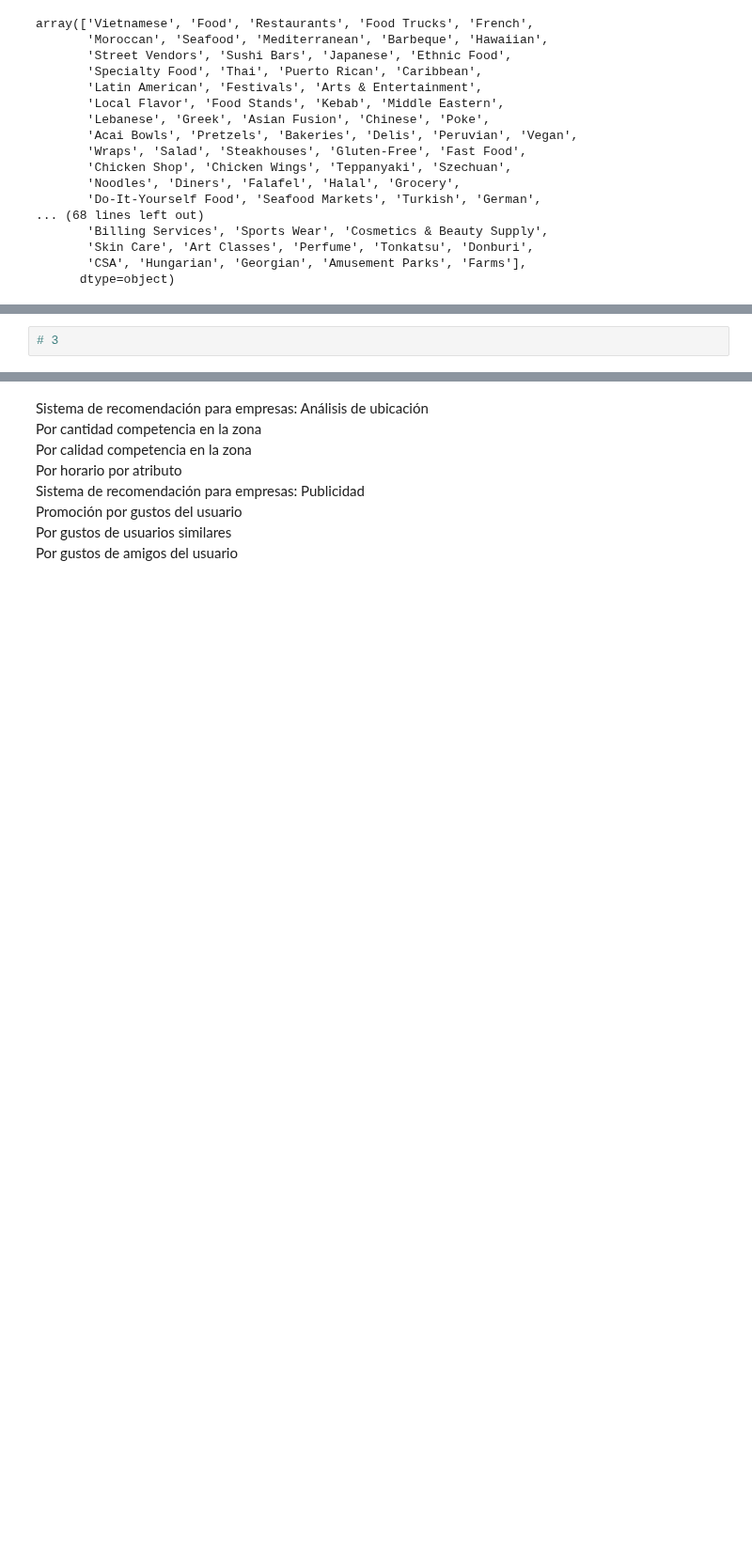
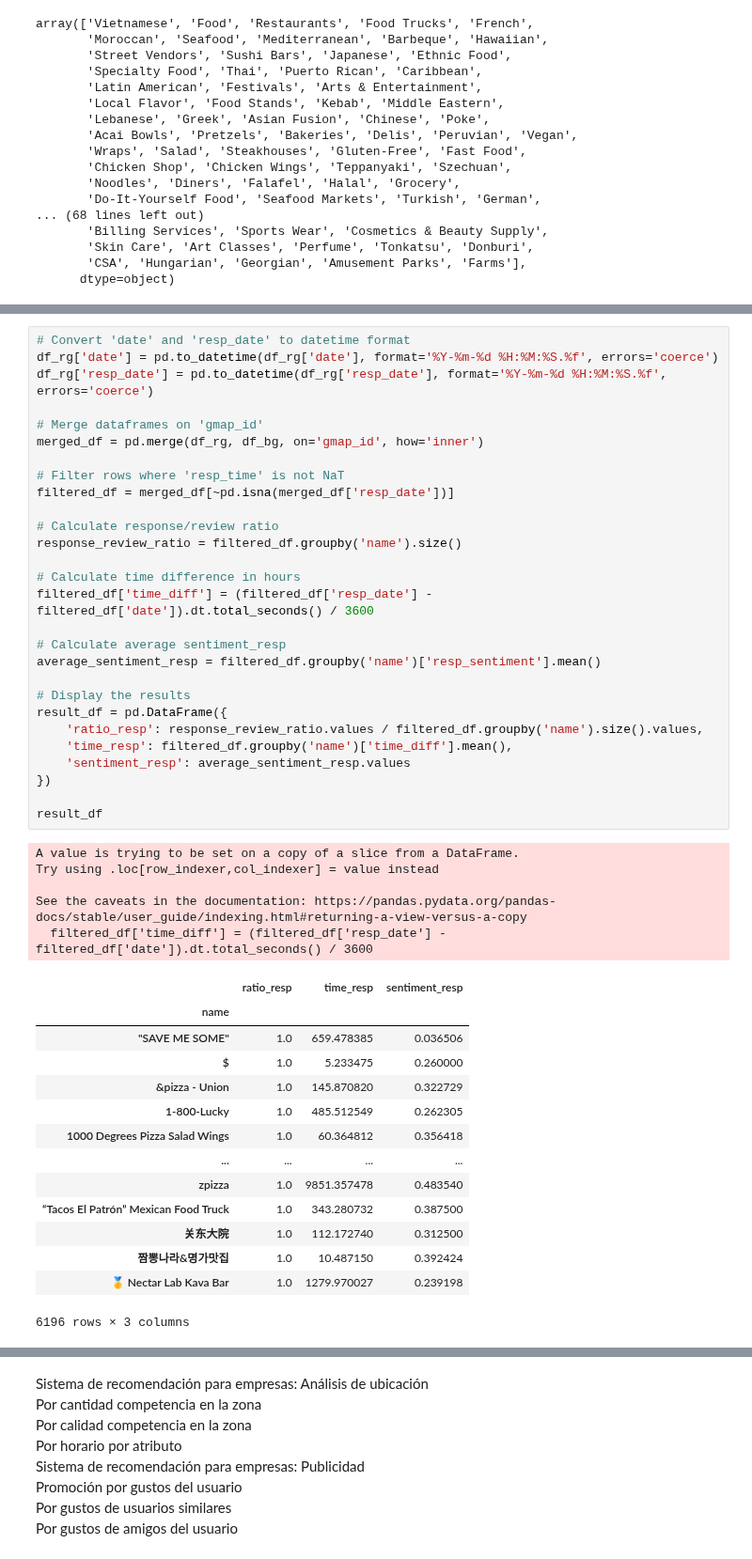
Before and after one commit to Paniceres/GP_Henry, a Jupyter notebook: etl-eda/eda_kpi.ipynb, the cells around one changed output, grey strips where cells are left out. Shown at 94% size. Drawn from its saved outputs; the diff is of its cells as text; blank space fills up the shorter version.

```diff
--- a/etl-eda/eda_kpi.ipynb
+++ b/etl-eda/eda_kpi.ipynb
@@ -202,3 +203,49 @@ Métricas: respuesta/review, tiempo promedio y sentiment_resp promedio
     reviews_google.parquet.gz
-# %%
-# 3
+# %%
+# Convert 'date' and 'resp_date' to datetime format
+df_rg['date'] = pd.to_datetime(df_rg['date'], format='%Y-%m-%d %H:%M:%S.%f', errors='coerce')
+df_rg['resp_date'] = pd.to_datetime(df_rg['resp_date'], format='%Y-%m-%d %H:%M:%S.%f', errors='coerce')
+
+# Merge dataframes on 'gmap_id'
+merged_df = pd.merge(df_rg, df_bg, on='gmap_id', how='inner')
+
+# Filter rows where 'resp_time' is not NaT
+filtered_df = merged_df[~pd.isna(merged_df['resp_date'])]
+
+# Calculate response/review ratio
+response_review_ratio = filtered_df.groupby('name').size()
+
+# Calculate time difference in hours
+filtered_df['time_diff'] = (filtered_df['resp_date'] - filtered_df['date']).dt.total_seconds() / 3600
+
+# Calculate average sentiment_resp
+average_sentiment_resp = filtered_df.groupby('name')['resp_sentiment'].mean()
+
+# Display the results
+result_df = pd.DataFrame({
+    'ratio_resp': response_review_ratio.values / filtered_df.groupby('name').size().values,
+    'time_resp': filtered_df.groupby('name')['time_diff'].mean(),
+    'sentiment_resp': average_sentiment_resp.values
+})
+
+result_df
+# %% [output]
+A value is trying to be set on a copy of a slice from a DataFrame.
+Try using .loc[row_indexer,col_indexer] = value instead
+
+See the caveats in the documentation: https://pandas.pydata.org/pandas-docs/stable/user_guide/indexing.html#returning-a-view-versus-a-copy
+  filtered_df['time_diff'] = (filtered_df['resp_date'] - filtered_df['date']).dt.total_seconds() / 3600
+|  | ratio_resp | time_resp | sentiment_resp |
+| name |  |  |  |
+| "SAVE ME SOME" | 1.0 | 659.478385 | 0.036506 |
+| $ | 1.0 | 5.233475 | 0.260000 |
+| &pizza - Union | 1.0 | 145.870820 | 0.322729 |
+| 1-800-Lucky | 1.0 | 485.512549 | 0.262305 |
+| 1000 Degrees Pizza Salad Wings | 1.0 | 60.364812 | 0.356418 |
+| ... | ... | ... | ... |
+| zpizza | 1.0 | 9851.357478 | 0.483540 |
+| “Tacos El Patrón” Mexican Food Truck | 1.0 | 343.280732 | 0.387500 |
+| 关东大院 | 1.0 | 112.172740 | 0.312500 |
+| 짬뽕나라&명가맛집 | 1.0 | 10.487150 | 0.392424 |
+| 🥇 Nectar Lab Kava Bar | 1.0 | 1279.970027 | 0.239198 |
+6196 rows × 3 columns
```
Also changed, not shown: parts of 5 cells of this notebook.
